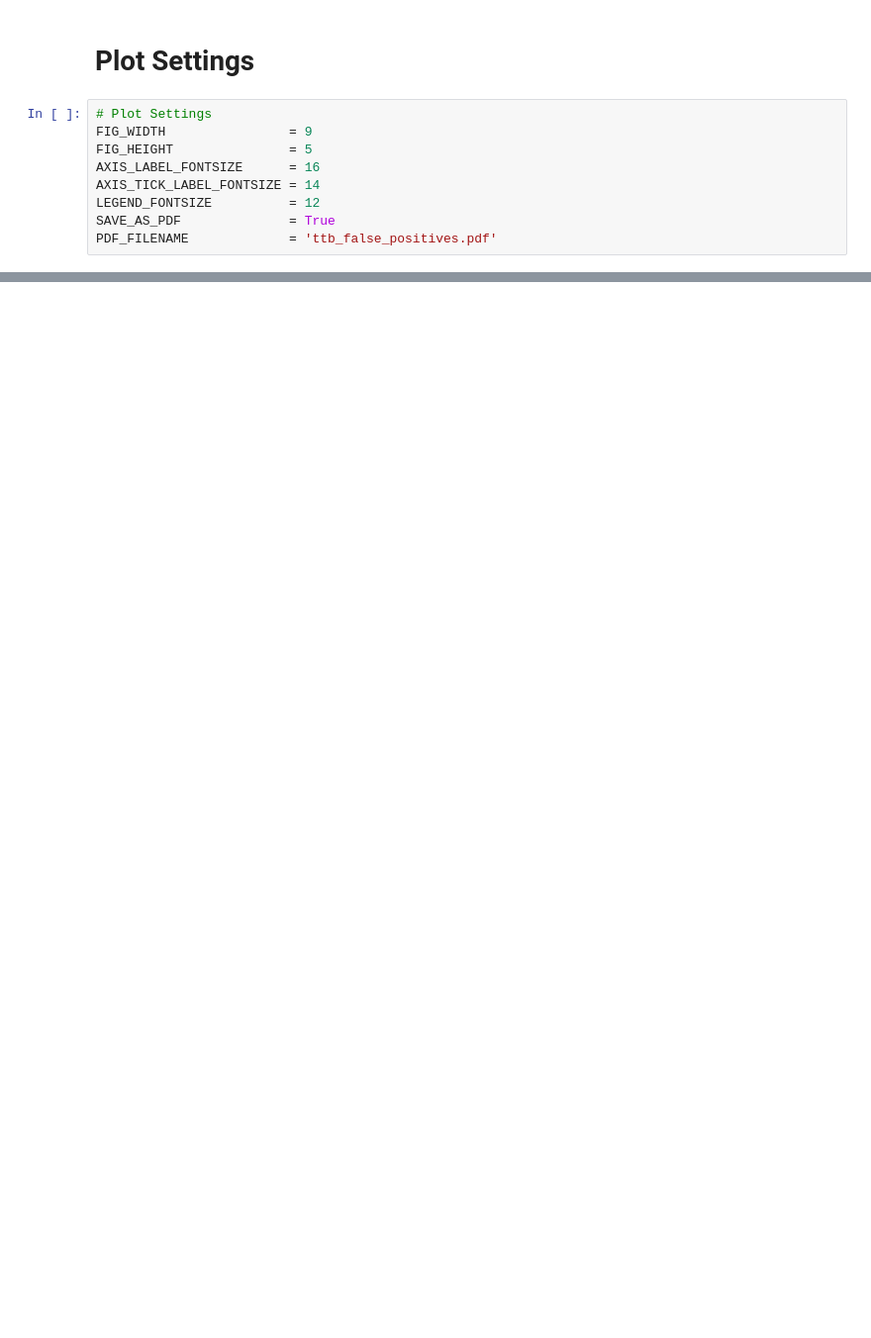
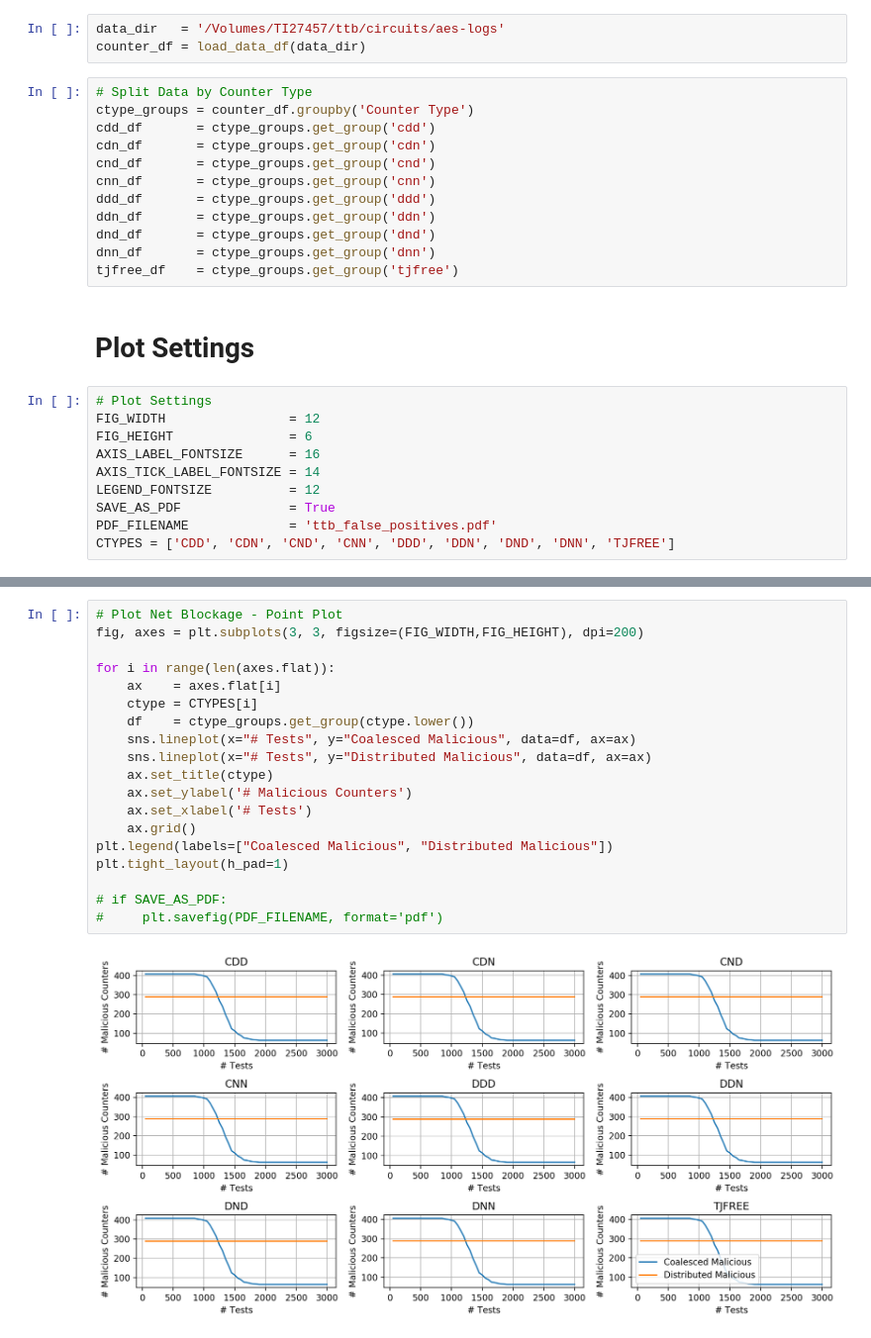
Before and after one commit to timothytrippel/bomberman, a Jupyter notebook: circuits/plots/exp_001_ttb_analysis.ipynb, the cells around one changed output, grey strips where cells are left out. Shown at 99% size. Drawn from its saved outputs; the diff is of its cells as text; blank space fills up the shorter version.

Commit message:
Updated plotting scripts

```diff
--- a/circuits/plots/exp_001_ttb_analysis.ipynb
+++ b/circuits/plots/exp_001_ttb_analysis.ipynb
@@ -85,11 +12,27 @@ counter_df
+# %%
+data_dir   = '/Volumes/TI27457/ttb/circuits/aes-logs'
+counter_df = load_data_df(data_dir)
+# %%
+# Split Data by Counter Type
+ctype_groups = counter_df.groupby('Counter Type')
+cdd_df       = ctype_groups.get_group('cdd')
+cdn_df       = ctype_groups.get_group('cdn')
+cnd_df       = ctype_groups.get_group('cnd')
+cnn_df       = ctype_groups.get_group('cnn')
+ddd_df       = ctype_groups.get_group('ddd')
+ddn_df       = ctype_groups.get_group('ddn')
+dnd_df       = ctype_groups.get_group('dnd')
+dnn_df       = ctype_groups.get_group('dnn')
+tjfree_df    = ctype_groups.get_group('tjfree')
 # %% [markdown]
 # Plot Settings
 # %%
 # Plot Settings
-FIG_WIDTH                = 9
-FIG_HEIGHT               = 5
+FIG_WIDTH                = 12
+FIG_HEIGHT               = 6
 AXIS_LABEL_FONTSIZE      = 16
 AXIS_TICK_LABEL_FONTSIZE = 14
 LEGEND_FONTSIZE          = 12
 SAVE_AS_PDF              = True
 PDF_FILENAME             = 'ttb_false_positives.pdf'
+CTYPES = ['CDD', 'CDN', 'CND', 'CNN', 'DDD', 'DDN', 'DND', 'DNN', 'TJFREE']
@@ -125,0 +39,21 @@ if SAVE_AS_PDF:
+# %%
+# Plot Net Blockage - Point Plot
+fig, axes = plt.subplots(3, 3, figsize=(FIG_WIDTH,FIG_HEIGHT), dpi=200)
+
+for i in range(len(axes.flat)):
+    ax    = axes.flat[i]
+    ctype = CTYPES[i]
+    df    = ctype_groups.get_group(ctype.lower())
+    sns.lineplot(x="# Tests", y="Coalesced Malicious", data=df, ax=ax)
+    sns.lineplot(x="# Tests", y="Distributed Malicious", data=df, ax=ax)
+    ax.set_title(ctype)
+    ax.set_ylabel('# Malicious Counters')
+    ax.set_xlabel('# Tests')
+    ax.grid()
+plt.legend(labels=["Coalesced Malicious", "Distributed Malicious"])
+plt.tight_layout(h_pad=1)
+
+# if SAVE_AS_PDF:
+#     plt.savefig(PDF_FILENAME, format='pdf')
+# %% [output]
+[figure, added]
```
Also changed, not shown: parts of 4 cells of this notebook, 3 other files.
